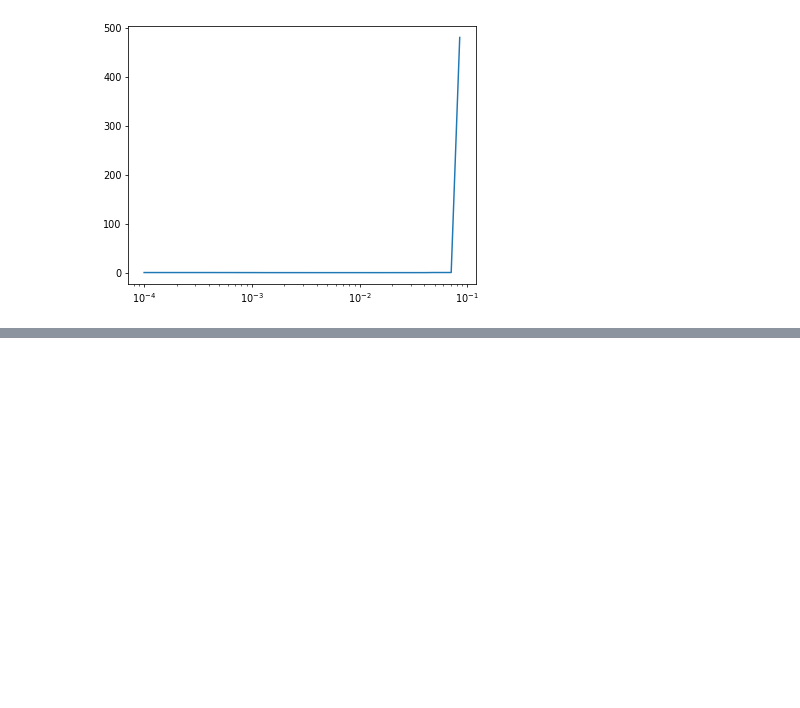
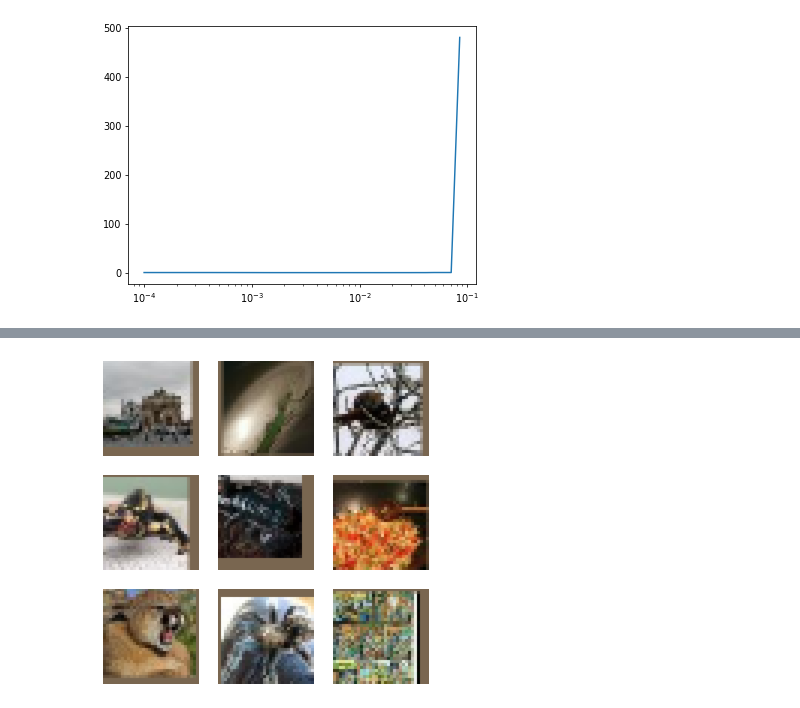
Before and after one commit to fromLittleAcorns/fastai-course-22p, a Jupyter notebook: nbs/25_Superresolution.ipynb, the cells around one changed output, grey strips where cells are left out. Saved outputs shown, nothing was run; the diff lists cells and outputs as text; code cells hidden in the pictures; blank space fills up the shorter version.

```diff
--- a/nbs/25_Superresolution.ipynb
+++ b/nbs/25_Superresolution.ipynb
@@ -405,0 +519,4 @@ torch.save(learn.model, '/home/models/superres-perceptual.pkl')
+# %%
+show_images(denorm(inp[:9]), imsize=2)
+# %% [output]
+[figure, added]
```
Also changed, not shown: parts of 38 cells of this notebook, 3 other files.
